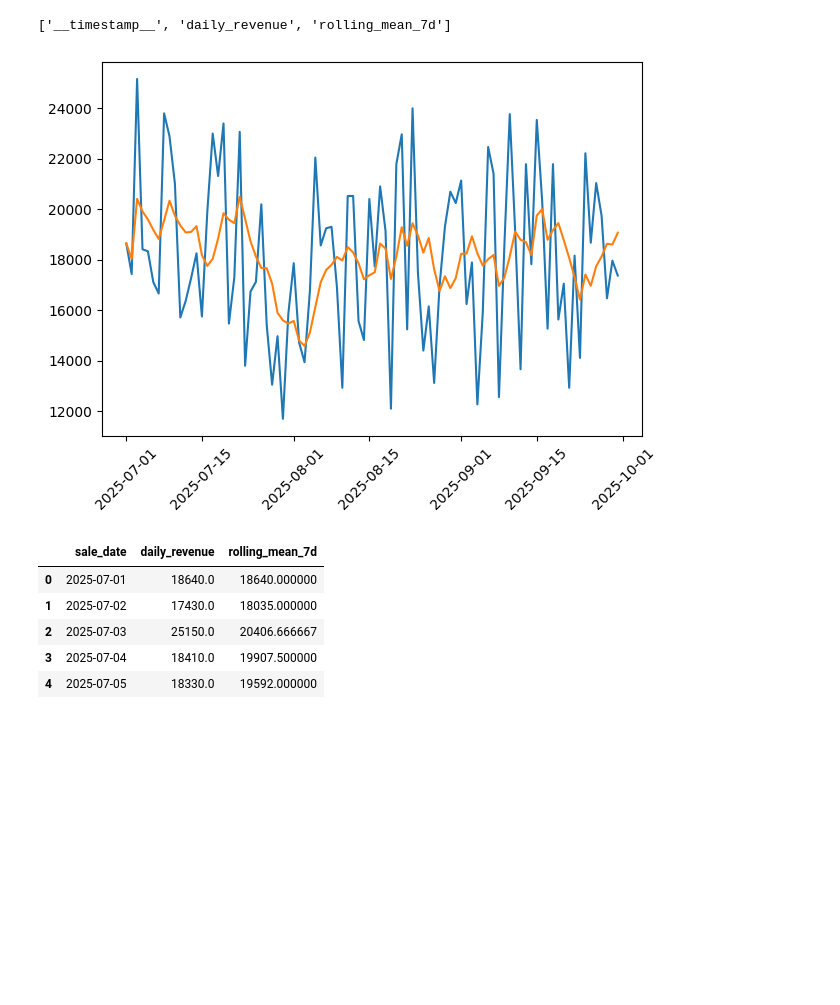
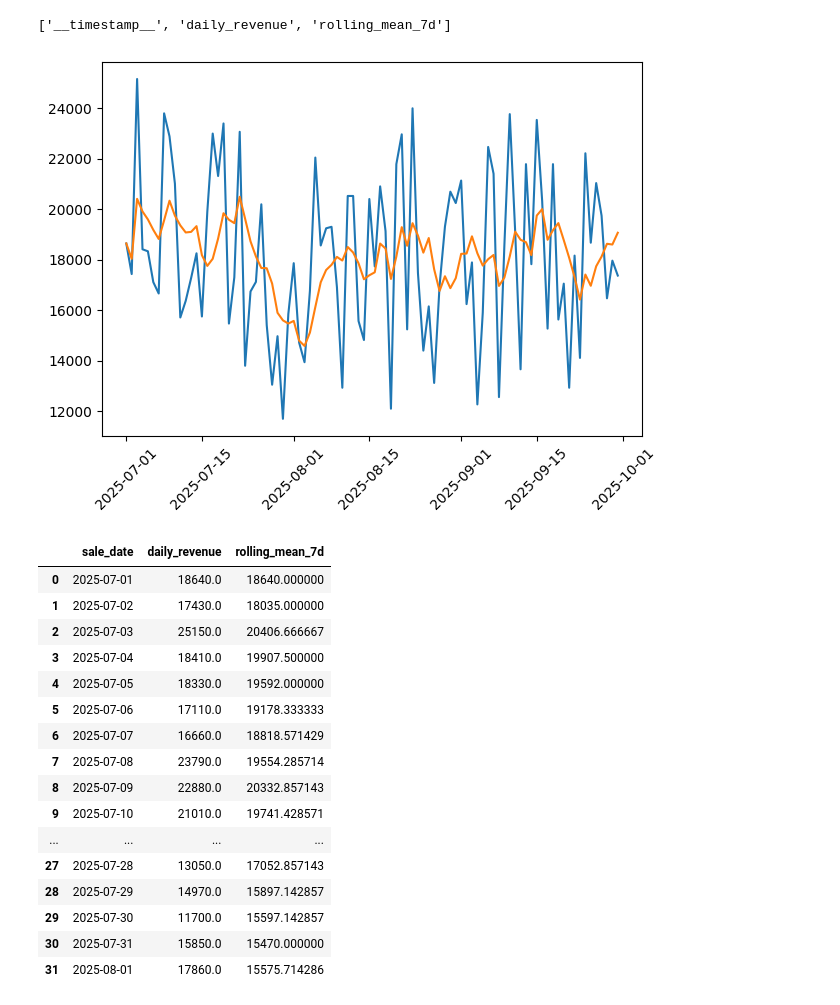
Before and after one commit to OlegPicPulse/beanpath-core, a Jupyter notebook: notebooks/optimization_of_purchases.ipynb, the cells around one changed output. Drawn from its saved outputs; the diff is of its cells as text; code cells hidden in the pictures; blank space fills up the shorter version.

```diff
--- a/notebooks/optimization_of_purchases.ipynb
+++ b/notebooks/optimization_of_purchases.ipynb
@@ -113,18 +113,29 @@ daily_agg["rolling_mean_7d"] = (
 # %%
 # Plot
 plt.figure()
 plt.plot(daily_agg["sale_date"], daily_agg["daily_revenue"])
 plt.plot(daily_agg["sale_date"], daily_agg["rolling_mean_7d"])
 plt.xticks(rotation=45)
 plt.tight_layout()
 plt.show()
 
-daily_agg.head()
+daily_agg.head(32)
 # %% [output]
 [figure]
 |  | sale_date | daily_revenue | rolling_mean_7d |
 | 0 | 2025-07-01 | 18640.0 | 18640.000000 |
 | 1 | 2025-07-02 | 17430.0 | 18035.000000 |
 | 2 | 2025-07-03 | 25150.0 | 20406.666667 |
 | 3 | 2025-07-04 | 18410.0 | 19907.500000 |
 | 4 | 2025-07-05 | 18330.0 | 19592.000000 |
+| 5 | 2025-07-06 | 17110.0 | 19178.333333 |
+| 6 | 2025-07-07 | 16660.0 | 18818.571429 |
+| 7 | 2025-07-08 | 23790.0 | 19554.285714 |
+| 8 | 2025-07-09 | 22880.0 | 20332.857143 |
+| 9 | 2025-07-10 | 21010.0 | 19741.428571 |
+| ... | ... | ... | ... |
+| 27 | 2025-07-28 | 13050.0 | 17052.857143 |
+| 28 | 2025-07-29 | 14970.0 | 15897.142857 |
+| 29 | 2025-07-30 | 11700.0 | 15597.142857 |
+| 30 | 2025-07-31 | 15850.0 | 15470.000000 |
+| 31 | 2025-08-01 | 17860.0 | 15575.714286 |
```
Also changed, not shown: parts of 1 cell of this notebook, 8 other files.
